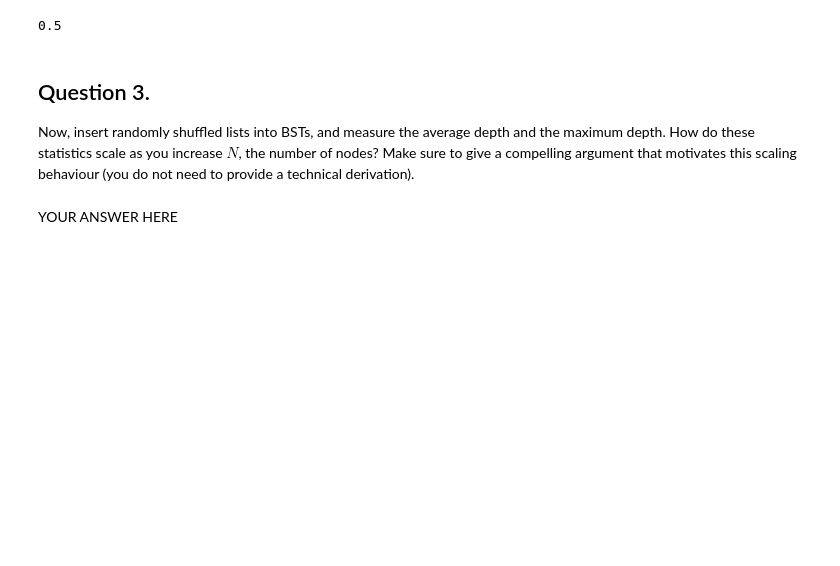
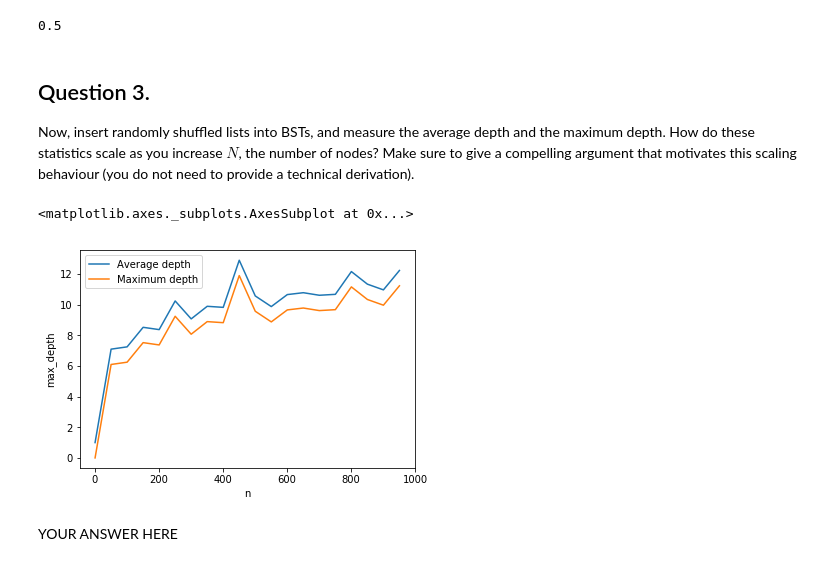
Before and after one commit to Inventrohyder/CS110, a Jupyter notebook: Pre_class_Work/cs110_pcw_9_1/cs110_pcw_9_1.ipynb, the cells around one changed output. Drawn from its saved outputs; the diff is of its cells as text; code cells hidden in the pictures; blank space fills up the shorter version.

```diff
--- a/Pre_class_Work/cs110_pcw_9_1/cs110_pcw_9_1.ipynb
+++ b/Pre_class_Work/cs110_pcw_9_1/cs110_pcw_9_1.ipynb
@@ -287,6 +287,48 @@ avg_depth(bst)
 # %% [markdown]
 ## Question 3.
 Now, insert randomly shuffled lists into BSTs, and measure the average depth and the maximum depth. How do these statistics scale as you increase $N$, the number of nodes? Make sure to give a compelling argument that motivates this scaling behaviour (you do not need to provide a technical derivation).
+# %%
+import seaborn as sns
+import numpy as np
+import pandas as pd
+
+min_n: int = 1
+max_n: int = 1000
+step_n: int = 50
+reps: int = 25
+
+average_depths = []
+maximum_depths = []
+n_s = list(range(min_n, max_n, step_n))
+
+for length in n_s:
+    bst = Node(
+        np.random.randint(0, length)
+    )
+    for i in range(length - 1):
+        bst.insert(
+            Node(
+                np.random.randint(0, length)
+            )
+        )
+
+    total_avg_depths: float = 0.0
+    total_max_depths: int = 0
+    for i in range(reps):
+        total_avg_depths += avg_cmp(bst)
+        total_max_depths += avg_depth(bst)
+    average_depths.append(total_avg_depths/reps)
+    maximum_depths.append(total_max_depths/reps)
+# %%
+data: dict = {'n': n_s, 'avg_depth': average_depths, 'max_depth': maximum_depths}
+
+df: pd.DataFrame = pd.DataFrame(data=data)
+
+sns.lineplot(x='n', y='avg_depth', label = 'Average depth', data=df)
+sns.lineplot(x='n', y='max_depth', label = 'Maximum depth', data=df)
+# %% [output]
+<matplotlib.axes._subplots.AxesSubplot at 0x...>
+[figure, added]
 # %% [markdown]
 YOUR ANSWER HERE
 # %% [markdown]
```
